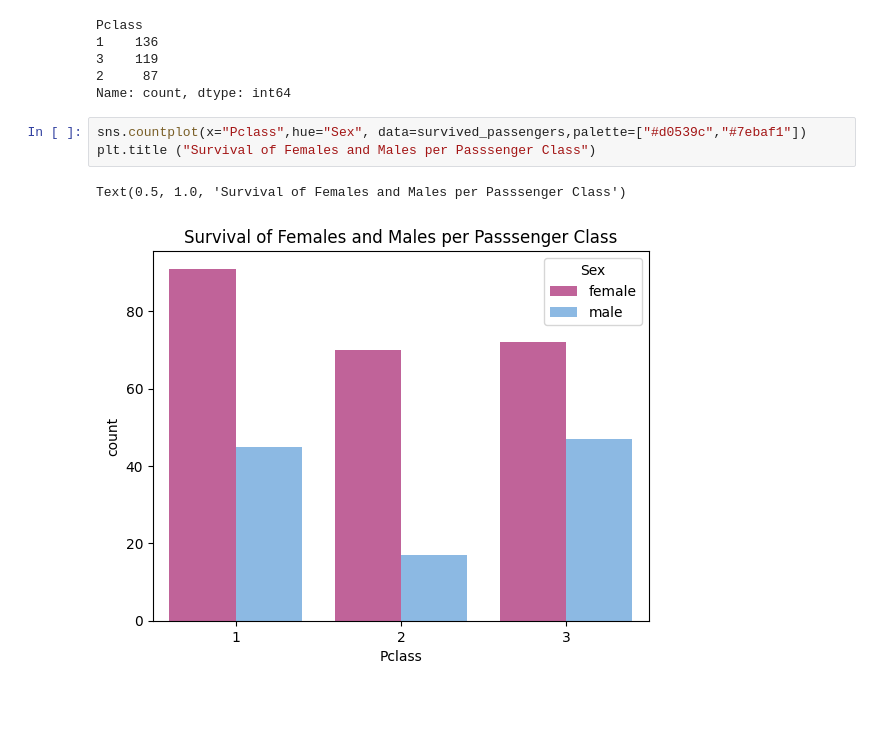
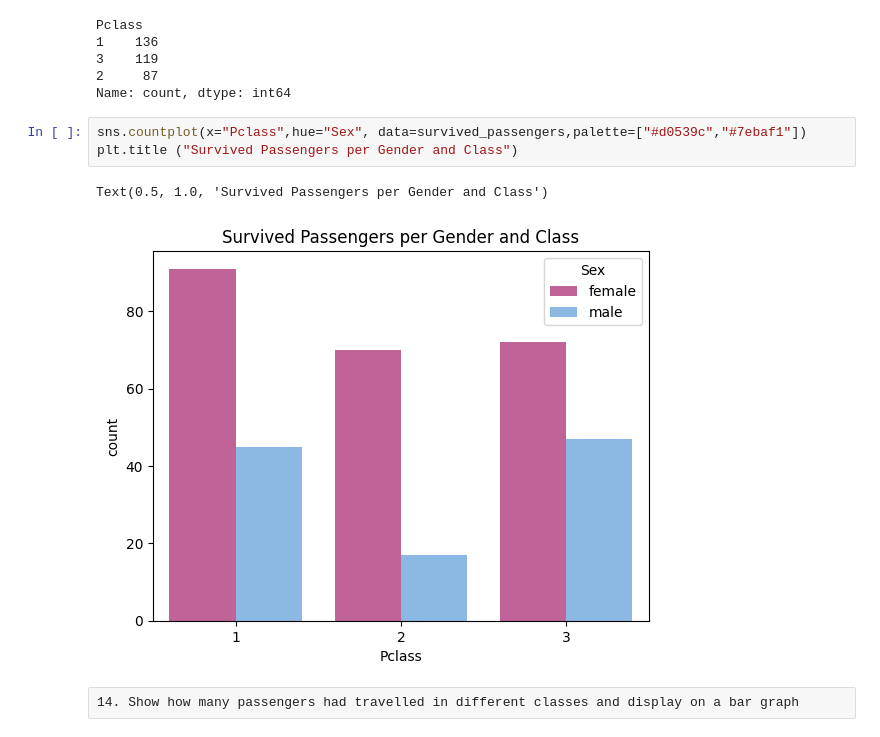
Before and after one commit to deembuvi/Titanic_project, a Jupyter notebook: titanic.ipynb, the cells around one changed output. Cells and saved outputs as stored; diff of their text form; blank space fills up the shorter version.

```diff
--- a/titanic.ipynb
+++ b/titanic.ipynb
@@ -470,7 +470,9 @@ Pclass
 Name: count, dtype: int64
 # %%
 sns.countplot(x="Pclass",hue="Sex", data=survived_passengers,palette=["#d0539c","#7ebaf1"])
-plt.title ("Survival of Females and Males per Passsenger Class")
+plt.title ("Survived Passengers per Gender and Class")
 # %% [output]
-Text(0.5, 1.0, 'Survival of Females and Males per Passsenger Class')
+Text(0.5, 1.0, 'Survived Passengers per Gender and Class')
-[figure, old version]
+[figure, new version]
+# %% [raw]
+14. Show how many passengers had travelled in different classes and display on a bar graph
```
Also changed, not shown: parts of 16 cells of this notebook.
